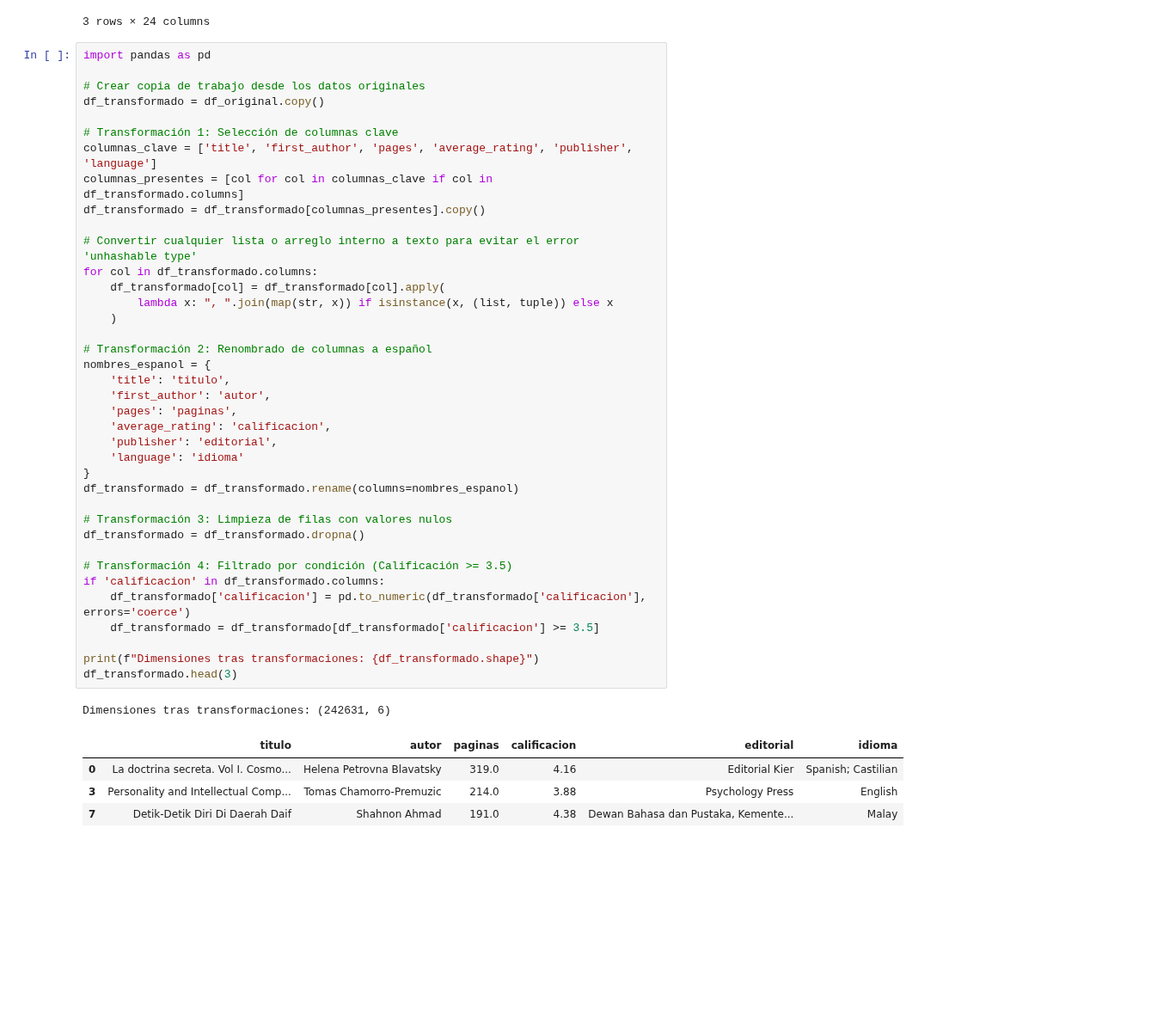
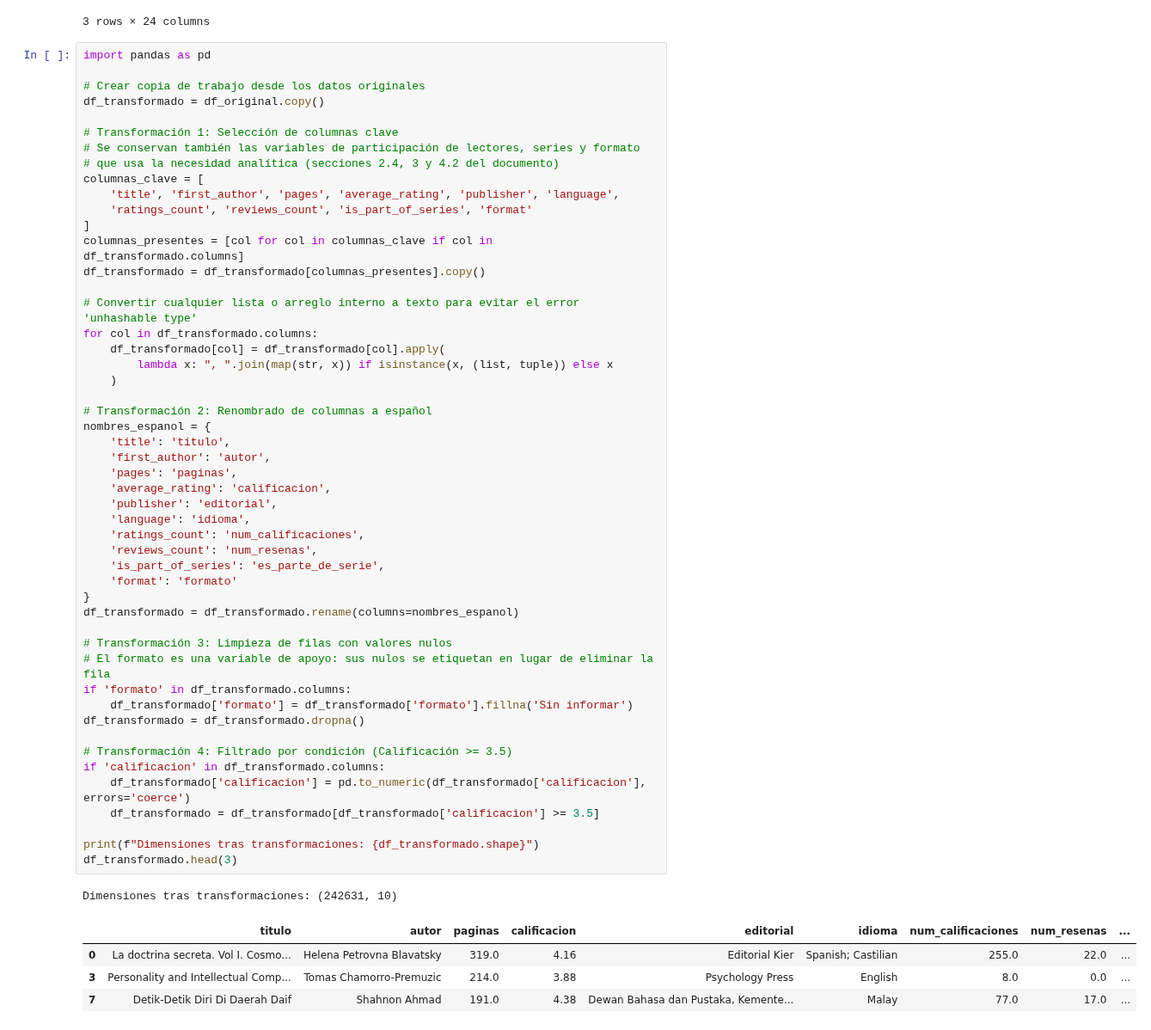
Before and after one commit to nolbertoCarmenGomez1995/RepoMachine_ProInteg3, a Jupyter notebook: actividad1.ipynb, the cells around one changed output. Shown at 86% size. Cells and saved outputs as stored; diff of their text form; blank space fills up the shorter version.

```diff
--- a/actividad1.ipynb
+++ b/actividad1.ipynb
@@ -53,43 +53,55 @@ import pandas as pd
 df_transformado = df_original.copy()
 
 # Transformación 1: Selección de columnas clave
-columnas_clave = ['title', 'first_author', 'pages', 'average_rating', 'publisher', 'language']
+# Se conservan también las variables de participación de lectores, series y formato
+# que usa la necesidad analítica (secciones 2.4, 3 y 4.2 del documento)
+columnas_clave = [
+    'title', 'first_author', 'pages', 'average_rating', 'publisher', 'language',
+    'ratings_count', 'reviews_count', 'is_part_of_series', 'format'
+]
 columnas_presentes = [col for col in columnas_clave if col in df_transformado.columns]
 df_transformado = df_transformado[columnas_presentes].copy()
 
 # Convertir cualquier lista o arreglo interno a texto para evitar el error 'unhashable type'
 for col in df_transformado.columns:
     df_transformado[col] = df_transformado[col].apply(
         lambda x: ", ".join(map(str, x)) if isinstance(x, (list, tuple)) else x
     )
 
 # Transformación 2: Renombrado de columnas a español
 nombres_espanol = {
     'title': 'titulo',
     'first_author': 'autor',
     'pages': 'paginas',
     'average_rating': 'calificacion',
     'publisher': 'editorial',
-    'language': 'idioma'
+    'language': 'idioma',
+    'ratings_count': 'num_calificaciones',
+    'reviews_count': 'num_resenas',
+    'is_part_of_series': 'es_parte_de_serie',
+    'format': 'formato'
 }
 df_transformado = df_transformado.rename(columns=nombres_espanol)
 
 # Transformación 3: Limpieza de filas con valores nulos
+# El formato es una variable de apoyo: sus nulos se etiquetan en lugar de eliminar la fila
+if 'formato' in df_transformado.columns:
+    df_transformado['formato'] = df_transformado['formato'].fillna('Sin informar')
 df_transformado = df_transformado.dropna()
 
 # Transformación 4: Filtrado por condición (Calificación >= 3.5)
 if 'calificacion' in df_transformado.columns:
     df_transformado['calificacion'] = pd.to_numeric(df_transformado['calificacion'], errors='coerce')
     df_transformado = df_transformado[df_transformado['calificacion'] >= 3.5]
 
 print(f"Dimensiones tras transformaciones: {df_transformado.shape}")
 df_transformado.head(3)
 # %% [output]
-Dimensiones tras transformaciones: (242631, 6)
+Dimensiones tras transformaciones: (242631, 10)
-|  | titulo | autor | paginas | calificacion | editorial | idioma |
-| 0 | La doctrina secreta. Vol I. Cosmo... | Helena Petrovna Blavatsky | 319.0 | 4.16 | Editorial Kier | Spanish; Castilian |
-| 3 | Personality and Intellectual Comp... | Tomas Chamorro-Premuzic | 214.0 | 3.88 | Psychology Press | English |
-| 7 | Detik-Detik Diri Di Daerah Daif | Shahnon Ahmad | 191.0 | 4.38 | Dewan Bahasa dan Pustaka, Kemente... | Malay |
+|  | titulo | autor | paginas | calificacion | editorial | idioma | num_calificaciones | num_resenas | ... |
+| 0 | La doctrina secreta. Vol I. Cosmo... | Helena Petrovna Blavatsky | 319.0 | 4.16 | Editorial Kier | Spanish; Castilian | 255.0 | 22.0 | ... |
+| 3 | Personality and Intellectual Comp... | Tomas Chamorro-Premuzic | 214.0 | 3.88 | Psychology Press | English | 8.0 | 0.0 | ... |
+| 7 | Detik-Detik Diri Di Daerah Daif | Shahnon Ahmad | 191.0 | 4.38 | Dewan Bahasa dan Pustaka, Kemente... | Malay | 77.0 | 17.0 | ... |
 # %%
 # Instanciar la clase de reportes
 reportes = Reportes()
```
Also changed, not shown: parts of 2 cells of this notebook, 1 other file.
